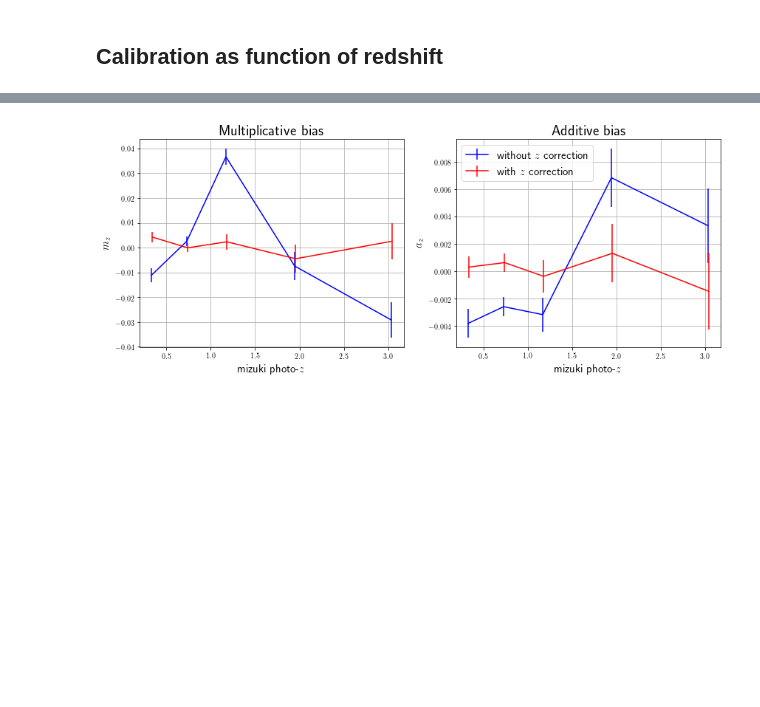
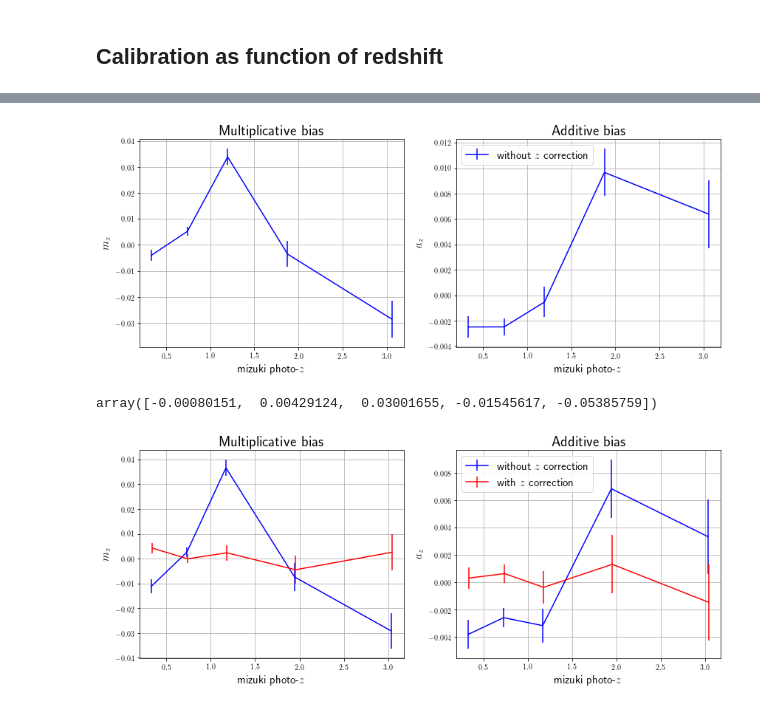
Before and after one commit to mr-superonion/G3sim-HSC, a Jupyter notebook: notebook/calibration/4_3-ReGaus_sanityTest.ipynb, the cells around one changed output, grey strips where cells are left out. Cells and saved outputs as stored; diff of their text form; code cells hidden in the pictures; blank space fills up the shorter version.

```diff
--- a/notebook/calibration/4_3-ReGaus_sanityTest.ipynb
+++ b/notebook/calibration/4_3-ReGaus_sanityTest.ipynb
@@ -164 +230,32 @@ def makePlotSelBias(obsname,data=None,inDir=pltDir,doPlot=True):
+# %%
+obsnm='mizuki_Z'
+xlabel=r'mizuki photo-$z$'
+grid1,m_res1,m_sig1,a_res1,a_sig1=makePlotSelBias(obsnm,inDir='plot/sanityTest/',data=data,doPlot=False)
+out_data=list(zip(grid1,m_res1,m_sig1,a_res1, a_sig1))
+mcDeltaBinTab    =   pd.DataFrame(data=out_data,columns=('z','dm','mSigma','da','aSigma'))
+mcDeltaBinTab.to_csv(os.path.join(pltDir1,'mizuki_z_bin_dm_da_2d.csv'))
+dg=grid1[1]-grid1[0]
+
+fig = plt.figure(figsize=(12,5))
+ax = fig.add_subplot(1,2,1)
+ax.errorbar(grid1-dg/80., m_res1,m_sig1,color='blue',label=r'w\o $z$ correction')
+ax.set_xlabel(xlabel,fontsize=15)
+ax.set_ylabel(r'$m_z$',fontsize=15)
+ax.set_title('Multiplicative bias',fontsize=20)
+plt.grid()
+
+ax = fig.add_subplot(1,2,2)
+ax.errorbar(grid1-dg/80., a_res1,a_sig1,color='blue',label=r'without $z$ correction')
+ax.set_xlabel(xlabel,fontsize=15)
+ax.set_ylabel(r'$a_z$',fontsize=15)
+ax.set_title('Additive bias',fontsize=20)
+plt.grid()
+plt.legend(fontsize=15,loc='upper left')
+plt.tight_layout()
+# %% [output]
+[figure, added]
+# %%
+m_res1
+# %% [output]
+array([-0.00080151,  0.00429124,  0.03001655, -0.01545617, -0.05385759])
 # %%
```
Also changed, not shown: parts of 10 cells of this notebook, 8 other files.
